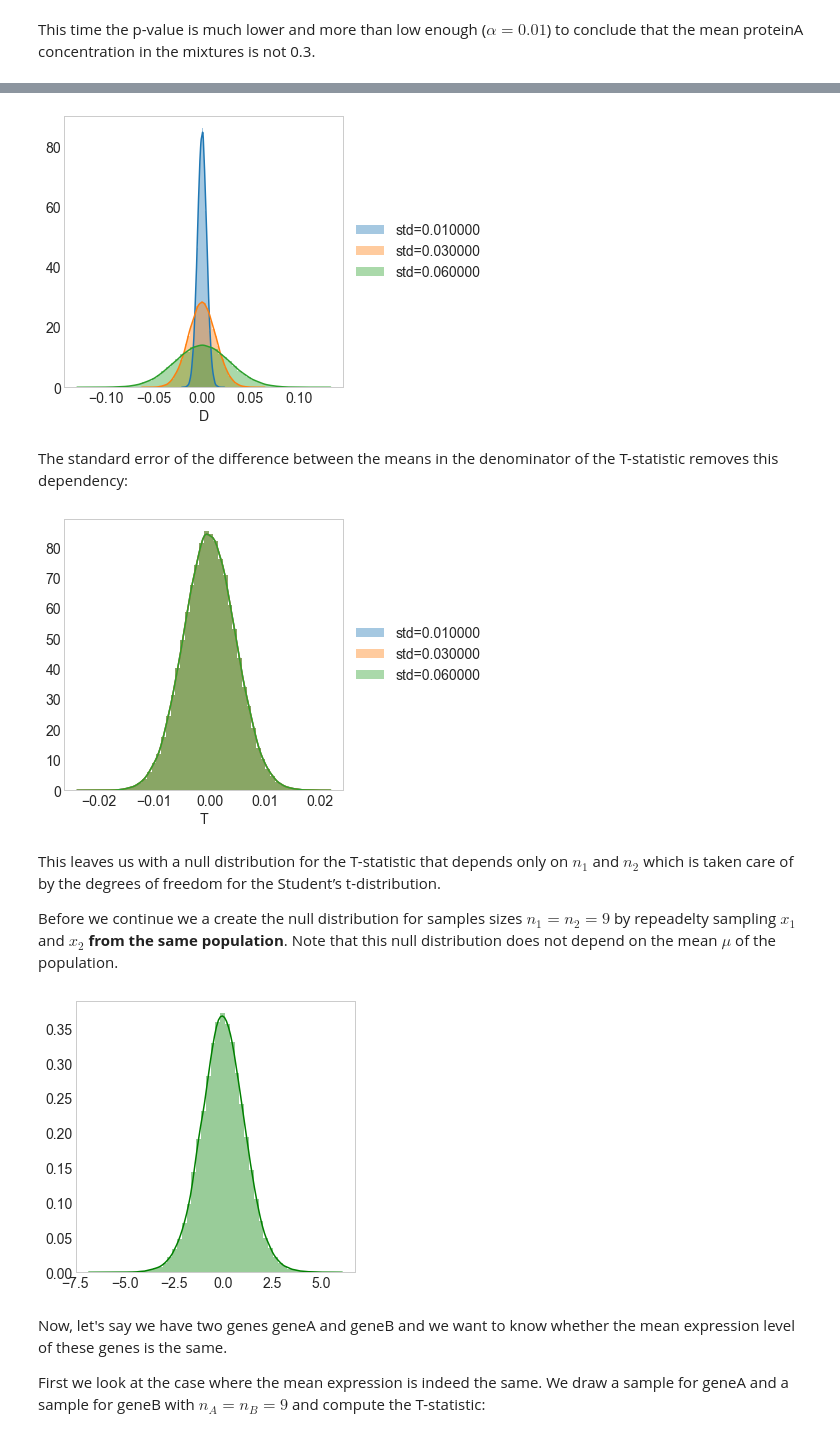
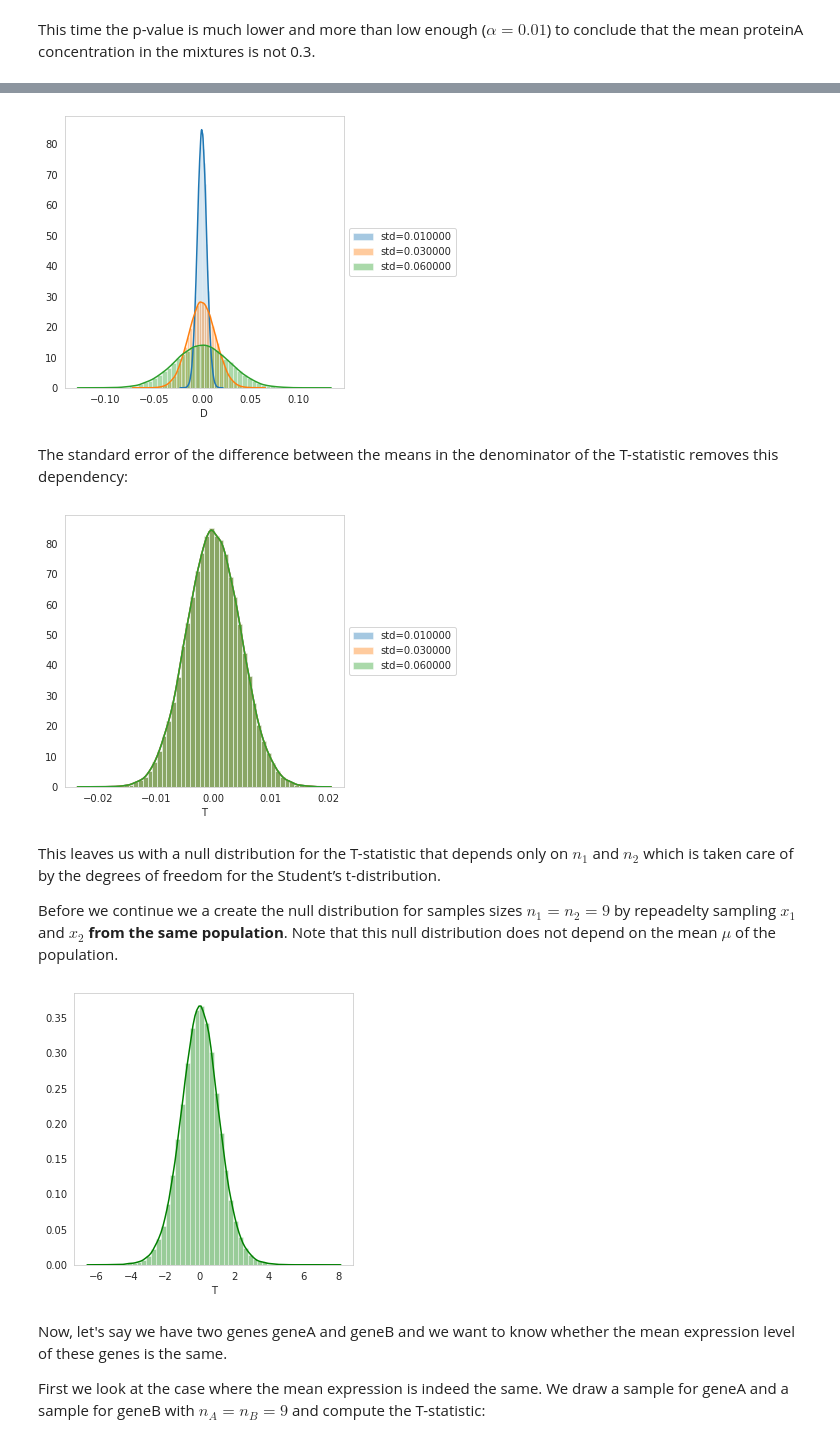
Before and after one commit to sdgroeve/D012513, a Jupyter notebook: part_II/notebook.ipynb, the cells around one changed output, grey strips where cells are left out. Drawn from its saved outputs; the diff is of its cells as text; code cells hidden in the pictures.

```diff
--- a/part_II/notebook.ipynb
+++ b/part_II/notebook.ipynb
@@ -1,19 +1,10 @@
 # %%
-from matplotlib.pyplot import *
+%matplotlib inline
+import warnings
+warnings.filterwarnings('ignore')
 import matplotlib.pyplot as plt
-%matplotlib inline
 import numpy as np
+np.random.seed(123)
 import pandas as pd
 import seaborn as sns
 sns.set_style("whitegrid", {'axes.grid' : False})
-
-from IPython.display import set_matplotlib_formats
-set_matplotlib_formats('png','pdf')
-plt.rcParams['font.size'] = 14
-
-np.random.seed(123)
-
-import imp;
-from IPython.core.display import HTML
-css_file = '../my.css';
-HTML(open(css_file, "r").read())
@@ -242,7 +234,7 @@ plt.xlabel("D")
 plt.legend(loc='center left', bbox_to_anchor=(1, 0.5))
 plt.show()
 # %% [output]
-[figure, old version]
+[figure, new version]
 # %% [markdown]
 The standard error of the difference between the means in the denominator of the T-statistic removes this dependency:
 # %%
@@ -266,7 +258,7 @@ plt.xlabel("T")
 plt.legend(loc='center left', bbox_to_anchor=(1, 0.5))
 plt.show()
 # %% [output]
-[figure, old version]
+[figure, new version]
 # %% [markdown]
 This leaves us with a null distribution for the T-statistic that depends only on $n_1$ and $n_2$ which is taken care of by the degrees of freedom for the Student’s t-distribution.
 
@@ -274,15 +266,16 @@ Before we continue we a create the null distribution for samples sizes $n_1=n_2=
 # %%
 n = 9
 null_distribution = []
 for i in range(m):
     x1 = np.random.normal(size=n,loc=0.26,scale=0.01)
     x2 = np.random.normal(size=n,loc=0.26,scale=0.01)
     null_distribution.append(compute_T_statistic(x1,x2))
 plt.figure(figsize=(5,5))
 sns.distplot(np.array(null_distribution),color="g")
+plt.xlabel("T")
 plt.show()
 # %% [output]
-[figure, old version]
+[figure, new version]
 # %% [markdown]
 Now, let's say we have two genes geneA and geneB and we want to know whether the mean expression level of these genes is the same.
 
```
Also changed, not shown: parts of 46 cells of this notebook.
